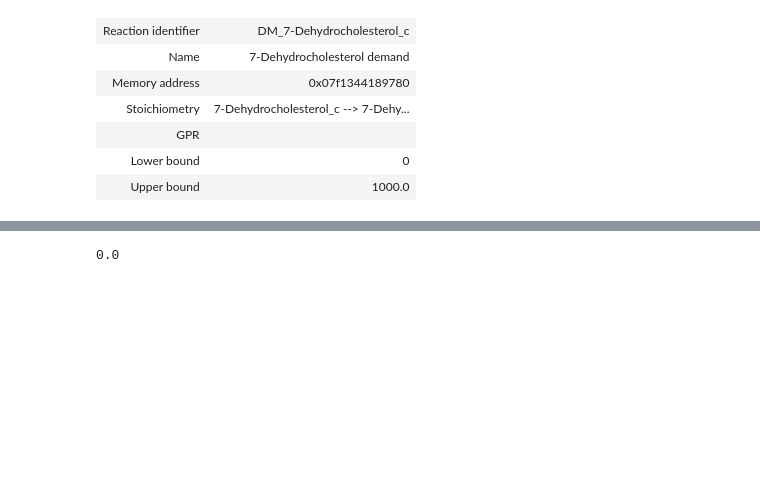
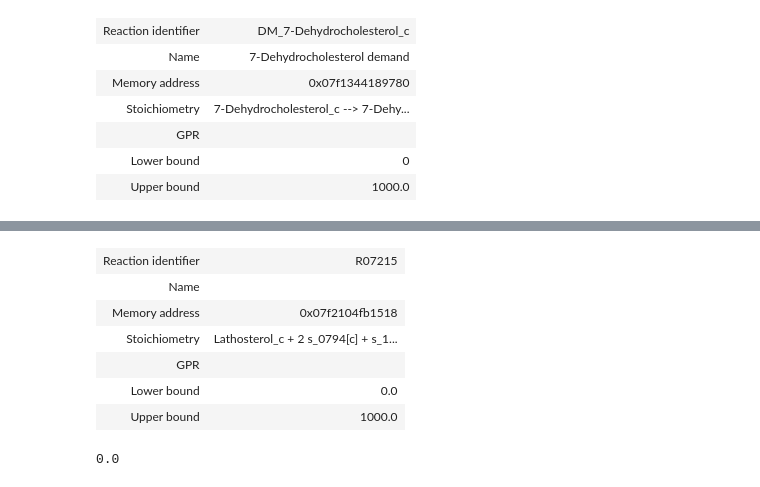
Before and after one commit to 27410/27410-2020-group-project-group-14-vitamin-d-production, a Jupyter notebook: Report.ipynb, the cells around one changed output, grey strips where cells are left out. Cells and saved outputs as stored; diff of their text form; code cells hidden in the pictures; blank space fills up the shorter version.

```diff
--- a/Report.ipynb
+++ b/Report.ipynb
@@ -287,0 +307,10 @@ model.reactions.get_by_id("DM_7-Dehydrocholesterol_c")
+# %%
+model.reactions.R07215
+# %% [output]
+| Reaction identifier | R07215 |
+| Name |  |
+| Memory address | 0x07f2104fb1518 |
+| Stoichiometry | Lathosterol_c + 2 s_0794[c] + s_1... |
+| GPR |  |
+| Lower bound | 0.0 |
+| Upper bound | 1000.0 |
```
Also changed, not shown: parts of 11 cells of this notebook.
